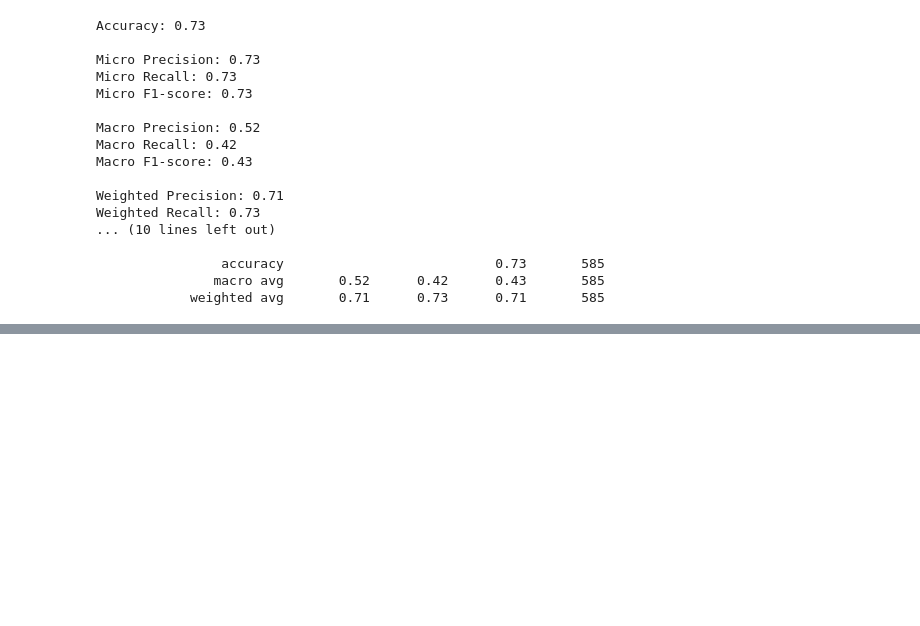
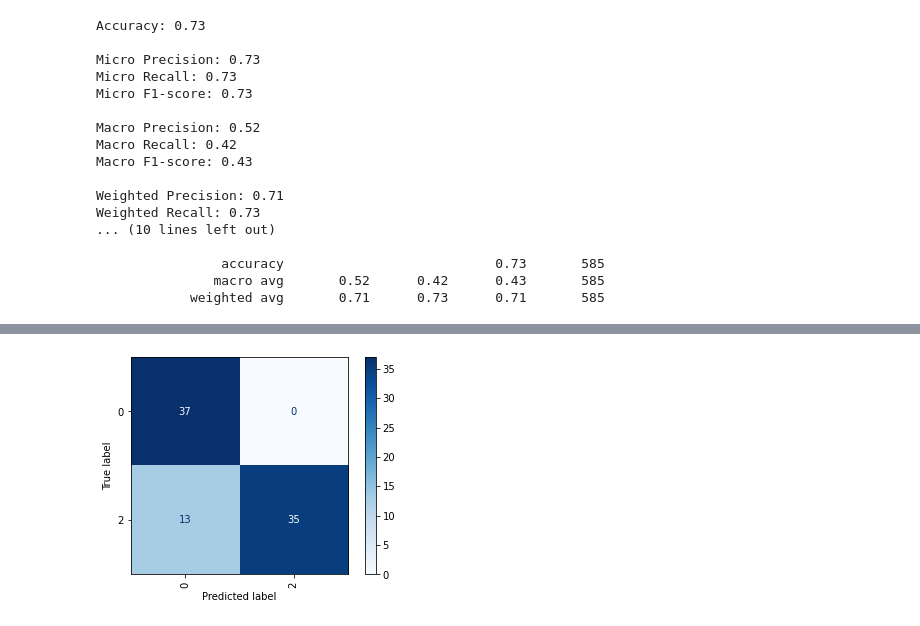
Before and after one commit to CaioFerreiraB/decision_tree_covid, a Jupyter notebook: tree.ipynb, the cells around one changed output, grey strips where cells are left out. Cells and saved outputs as stored; diff of their text form; code cells hidden in the pictures; blank space fills up the shorter version.

```diff
--- a/tree.ipynb
+++ b/tree.ipynb
@@ -380,0 +579,23 @@ Weighted Recall: 0.73
+# %%
+from sklearn import tree
+from sklearn.model_selection import train_test_split
+from sklearn import metrics
+
+
+x_train, x_test, y_train, y_test = train_test_split(x, y, test_size=0.2, random_state=1)
+
+clf = tree.DecisionTreeClassifier(criterion='entropy', max_depth=3)
+clf = clf.fit(x_train, y_train)
+
+y_pred = clf.predict(x_test)
+
+from sklearn.metrics import plot_confusion_matrix
+import matplotlib.pyplot as plt
+
+disp = plot_confusion_matrix(clf, x_test, y_test,
+#                                  display_labels=classes[1],
+                                 cmap=plt.cm.Blues,
+                                 xticks_rotation='vertical')
+plt.show()
+# %% [output]
+[figure, added]
```
Also changed, not shown: parts of 23 cells of this notebook.
